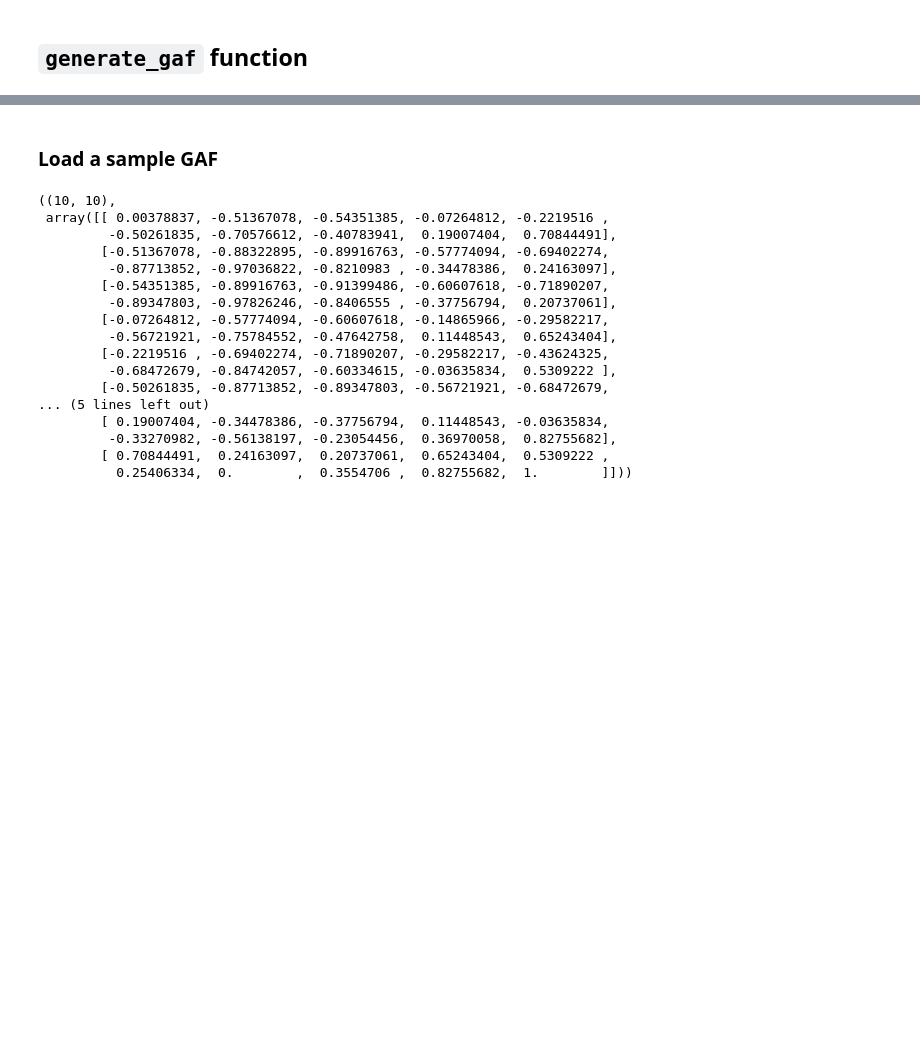
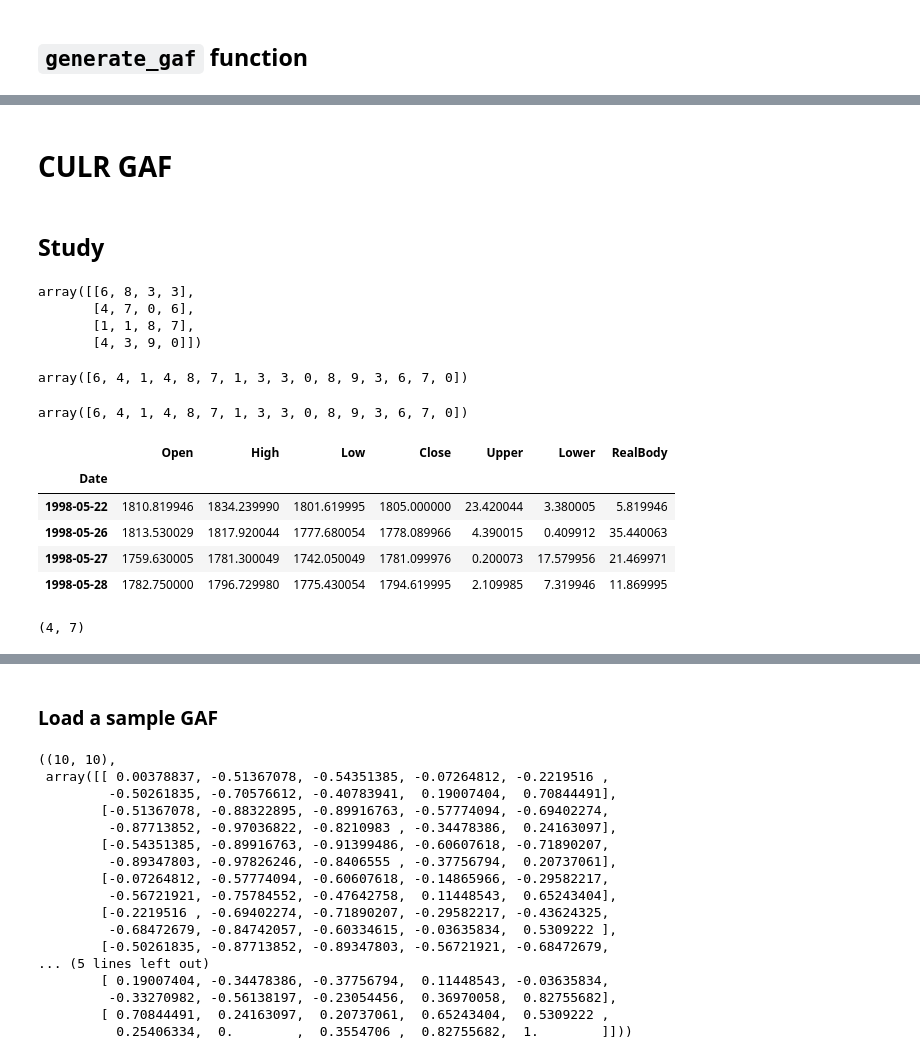
Before and after one commit to acbriza/Series2GAF, a Jupyter notebook: Produce GAF files.ipynb, the cells around one changed output, grey strips where cells are left out. Cells and saved outputs as stored; diff of their text form; code cells hidden in the pictures; blank space fills up the shorter version.

```diff
--- a/Produce GAF files.ipynb
+++ b/Produce GAF files.ipynb
@@ -170,0 +361,33 @@ def generate_gaf(all_ts_series, window_size, rolling_length, output_dir,
+# %% [markdown]
+# CULR GAF
+# %% [markdown]
+## Study
+# %%
+a= np.random.randint(10, size=(4, 4))
+a
+# %% [output]
+array([[6, 8, 3, 3],
+       [4, 7, 0, 6],
+       [1, 1, 8, 7],
+       [4, 3, 9, 0]])
+# %%
+a.T.reshape(-1)
+# %% [output]
+array([6, 4, 1, 4, 8, 7, 1, 3, 3, 0, 8, 9, 3, 6, 7, 0])
+# %%
+a.reshape(-1, order='F')
+# %% [output]
+array([6, 4, 1, 4, 8, 7, 1, 3, 3, 0, 8, 9, 3, 6, 7, 0])
+# %%
+df.iloc[0:4]
+# %% [output]
+|  | Open | High | Low | Close | Upper | Lower | RealBody |
+| Date |  |  |  |  |  |  |  |
+| 1998-05-22 | 1810.819946 | 1834.239990 | 1801.619995 | 1805.000000 | 23.420044 | 3.380005 | 5.819946 |
+| 1998-05-26 | 1813.530029 | 1817.920044 | 1777.680054 | 1778.089966 | 4.390015 | 0.409912 | 35.440063 |
+| 1998-05-27 | 1759.630005 | 1781.300049 | 1742.050049 | 1781.099976 | 0.200073 | 17.579956 | 21.469971 |
+| 1998-05-28 | 1782.750000 | 1796.729980 | 1775.430054 | 1794.619995 | 2.109985 | 7.319946 | 11.869995 |
+# %%
+df.iloc[0:4].values.reshape()
+# %% [output]
+(4, 7)
```
Also changed, not shown: parts of 26 cells of this notebook.
